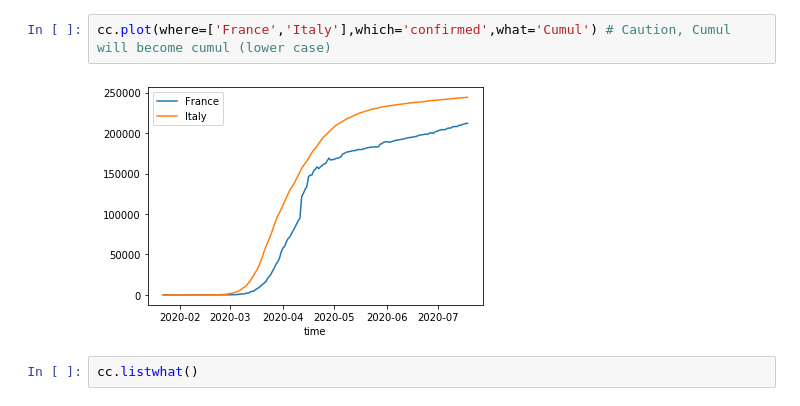
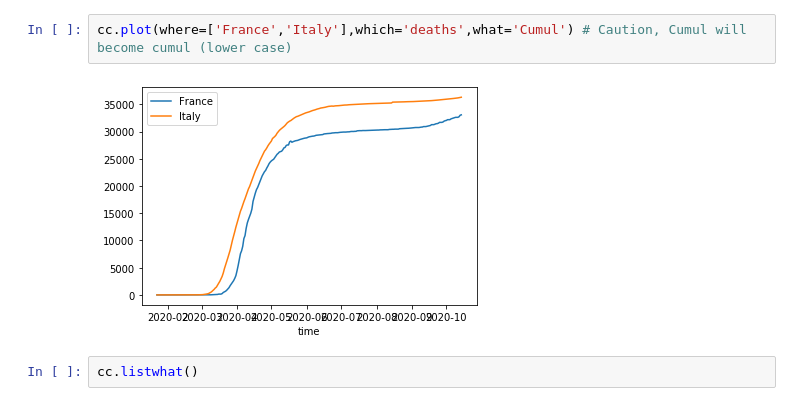
Before and after one commit to tjbtjbtjb/CoCoA, a Jupyter notebook: notebooks/example_2_cocoa_easy_features.ipynb, the cells around one changed output. Saved outputs shown, nothing was run; the diff lists cells and outputs as text.

```diff
--- a/notebooks/example_2_cocoa_easy_features.ipynb
+++ b/notebooks/example_2_cocoa_easy_features.ipynb
@@ -28,7 +63,7 @@ array([     0,      0,      0,      0,      0,      0,      0,      0,
 # %%
-cc.plot(where=['France','Italy'],which='confirmed',what='Cumul') # Caution, Cumul will become cumul (lower case)
+cc.plot(where=['France','Italy'],which='deaths',what='Cumul') # Caution, Cumul will become cumul (lower case)
 # %% [output]
-[figure, old version]
+[figure, new version]
 # %%
 cc.listwhat()
 # %% [output]
```
Also changed, not shown: parts of 15 cells of this notebook, 28 other files.
